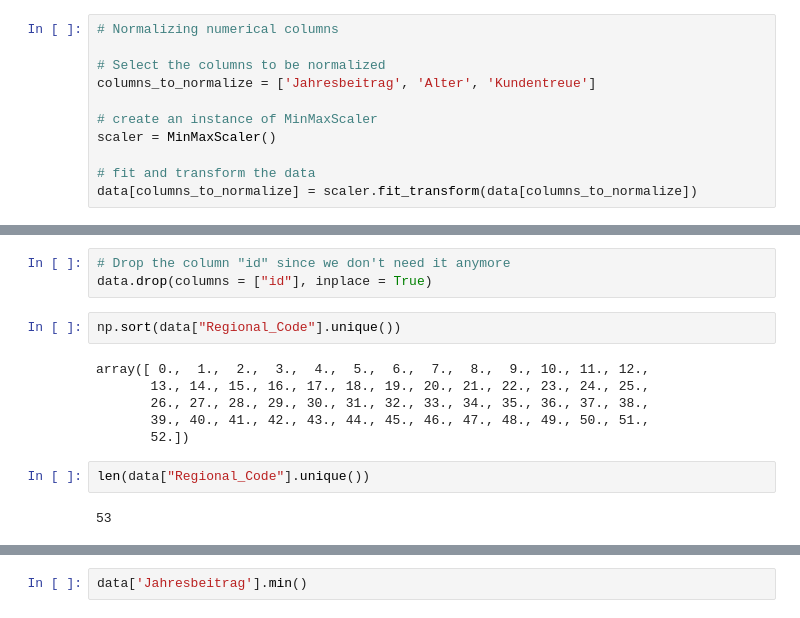
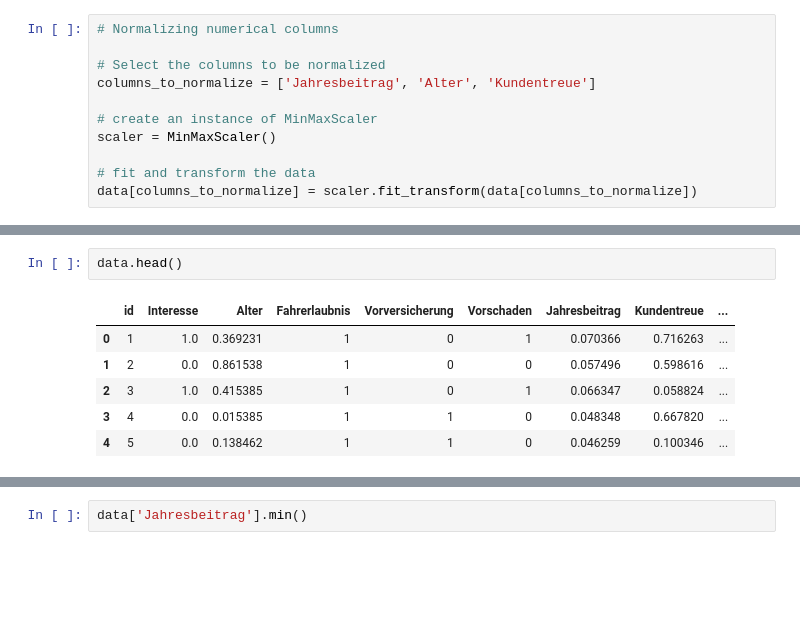
Before and after one commit to mariamorskovatykh/coding_challenge, a Jupyter notebook: affinity_modelling.ipynb, the cells around one changed output, grey strips where cells are left out. Drawn from its saved outputs; the diff is of its cells as text; blank space fills up the shorter version.

```diff
--- a/affinity_modelling.ipynb
+++ b/affinity_modelling.ipynb
@@ -342,15 +338,9 @@ plt.show()
-# %%
-# Drop the column "id" since we don't need it anymore
-data.drop(columns = ["id"], inplace = True)
-# %%
-np.sort(data["Regional_Code"].unique())
-# %% [output]
-array([ 0.,  1.,  2.,  3.,  4.,  5.,  6.,  7.,  8.,  9., 10., 11., 12.,
-       13., 14., 15., 16., 17., 18., 19., 20., 21., 22., 23., 24., 25.,
-       26., 27., 28., 29., 30., 31., 32., 33., 34., 35., 36., 37., 38.,
-       39., 40., 41., 42., 43., 44., 45., 46., 47., 48., 49., 50., 51.,
-       52.])
-# %%
-len(data["Regional_Code"].unique())
-# %% [output]
-53
+# %%
+data.head()
+# %% [output]
+|  | id | Interesse | Alter | Fahrerlaubnis | Vorversicherung | Vorschaden | Jahresbeitrag | Kundentreue | ... |
+| 0 | 1 | 1.0 | 0.369231 | 1 | 0 | 1 | 0.070366 | 0.716263 | ... |
+| 1 | 2 | 0.0 | 0.861538 | 1 | 0 | 0 | 0.057496 | 0.598616 | ... |
+| 2 | 3 | 1.0 | 0.415385 | 1 | 0 | 1 | 0.066347 | 0.058824 | ... |
+| 3 | 4 | 0.0 | 0.015385 | 1 | 1 | 0 | 0.048348 | 0.667820 | ... |
+| 4 | 5 | 0.0 | 0.138462 | 1 | 1 | 0 | 0.046259 | 0.100346 | ... |
```
Also changed, not shown: parts of 11 cells of this notebook.
